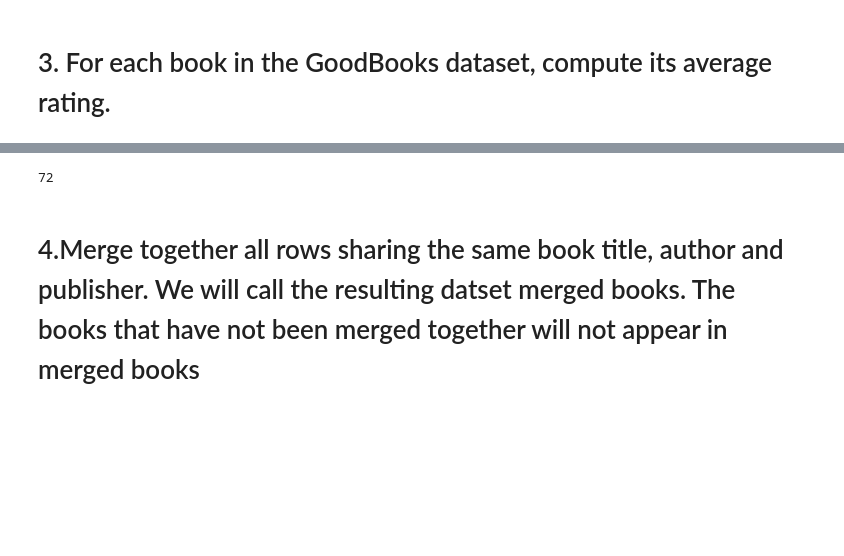
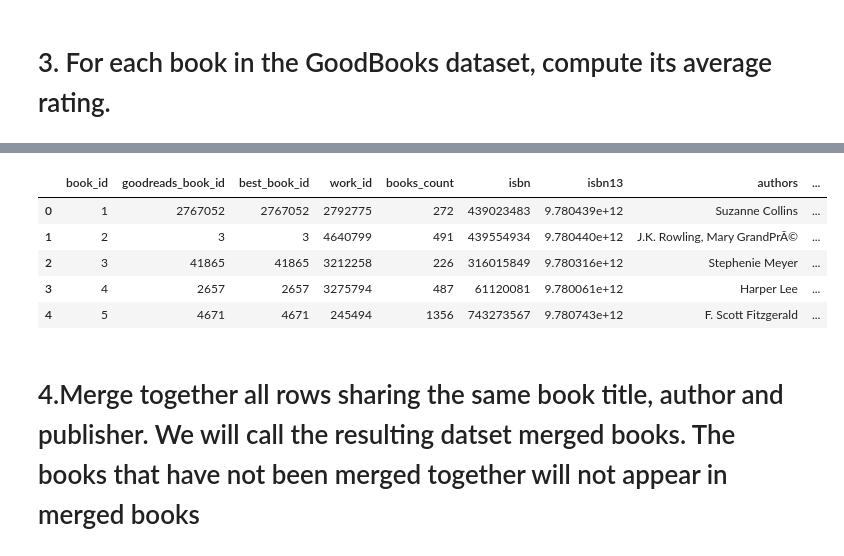
Before and after one commit to r1datascience/FoCS, a Jupyter notebook: Copy_of_FoCS_21_22.ipynb, the cells around one changed output, grey strips where cells are left out. Cells and saved outputs as stored; diff of their text form; code cells hidden in the pictures; blank space fills up the shorter version.

```diff
--- a/Copy_of_FoCS_21_22.ipynb
+++ b/Copy_of_FoCS_21_22.ipynb
@@ -293,0 +160,10 @@ gb_rating
+# %%
+# Caricamento del dataset goodbooks.csv
+
+goodbooks = pd.read_csv('https://github.com/gdv/foundationsCS/raw/master/progetti/2021/goodbooks.csv.gz', compression='gzip', encoding='latin-1', delimiter=',')
+goodbooks #99 rows
+# %%
+# Caricamento del dataset goodbooks-ratings.csv
+
+gb_ratings= pd.read_csv('https://github.com/gdv/foundationsCS/raw/master/progetti/2021/goodbooks-ratings.csv.gz', compression='gzip', encoding='latin-1', delimiter=',')
+gb_ratings #99 rows x 3 cols
@@ -294,3 +184,4 @@ gb_rating
 # %%
 ###ALTERNATIVA
-#goodbooks_ratings_avg = goodbooks_ratings.groupby(['book_id'], as_index=False).mean()[['book_id','rating']]
+gb_ratings_average = gb_ratings.groupby(['book_id'], as_index=False).mean()[['book_id','rating']]
+gb_ratings_average
@@ -371,7 +202,14 @@ good_books
-# %%
-good_books['avg_rating'].isnull().sum()    #gli id in gb-rating che compaiono anche in good-books dovrebbero essere 24 (96-72)
-# %% [output]
-72
+# %%
+#Effettuare una merge tra goodbooks e gb_ratings_average per vedere anche gli altri dati abbinati alla media appena calcolata
+gb_ratings_final = pd.merge(goodbooks, gb_ratings_average, on='book_id', how='left')
+gb_ratings_final.head()
+# %% [output]
+|  | book_id | goodreads_book_id | best_book_id | work_id | books_count | isbn | isbn13 | authors | ... |
+| 0 | 1 | 2767052 | 2767052 | 2792775 | 272 | 439023483 | 9.780439e+12 | Suzanne Collins | ... |
+| 1 | 2 | 3 | 3 | 4640799 | 491 | 439554934 | 9.780440e+12 | J.K. Rowling, Mary GrandPrÃ© | ... |
+| 2 | 3 | 41865 | 41865 | 3212258 | 226 | 316015849 | 9.780316e+12 | Stephenie Meyer | ... |
+| 3 | 4 | 2657 | 2657 | 3275794 | 487 | 61120081 | 9.780061e+12 | Harper Lee | ... |
+| 4 | 5 | 4671 | 4671 | 245494 | 1356 | 743273567 | 9.780743e+12 | F. Scott Fitzgerald | ... |
 # %% [markdown]
 # 4.Merge together all rows sharing the same book title, author and publisher. We will call the resulting datset merged books. The books that have not been merged together will not appear in merged books
 # %% [markdown]
```
Also changed, not shown: parts of 39 cells of this notebook.
